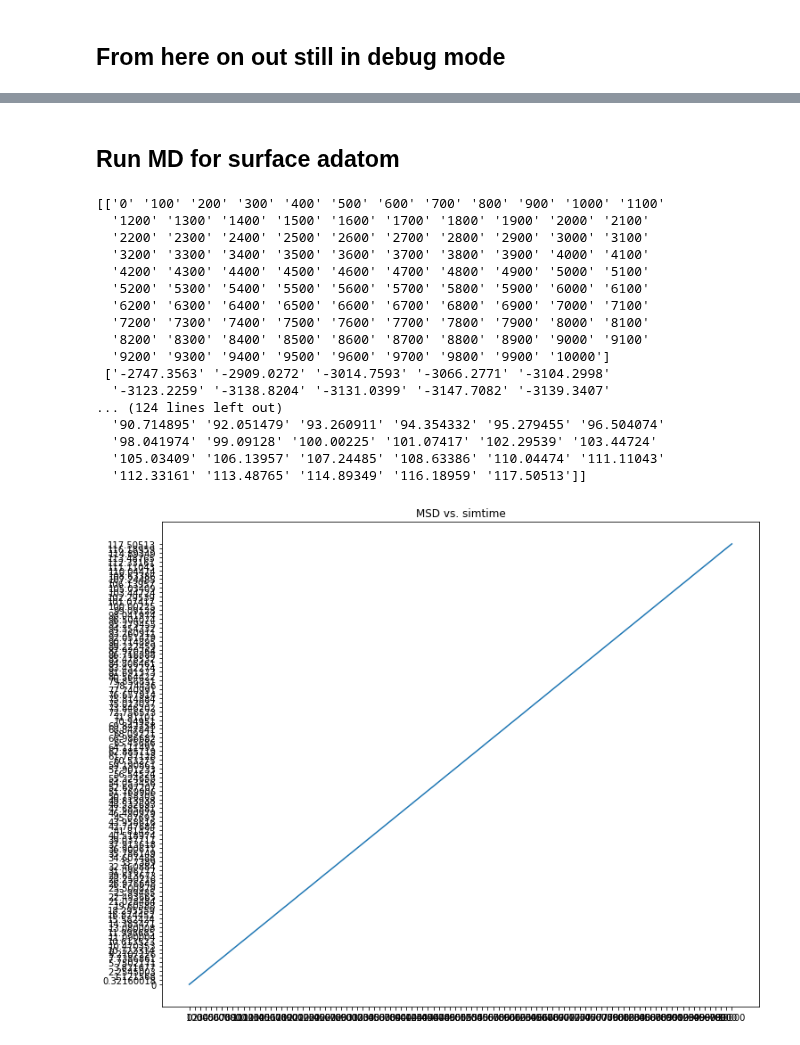
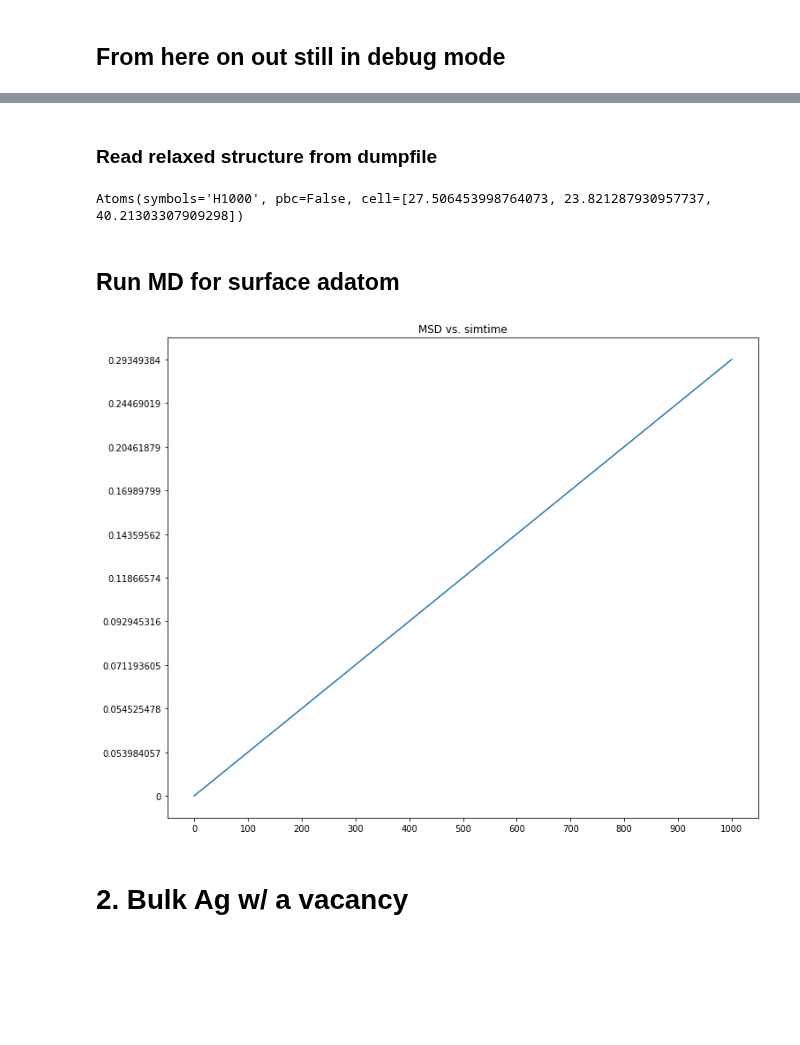
Before and after one commit to simonbatzner/electron-density, a Jupyter notebook: EAM/Diffusion_EAM.ipynb, the cells around one changed output, grey strips where cells are left out. Cells and saved outputs as stored; diff of their text form; code cells hidden in the pictures; blank space fills up the shorter version.

Commit message:
updated relax and dump write/read

```diff
--- a/EAM/Diffusion_EAM.ipynb
+++ b/EAM/Diffusion_EAM.ipynb
@@ -263,7 +367,7 @@ def converge_slab(el, alat):
 
     return
 # %%
-def compute_dynamics(struc_type, el, alat, timestep, nsteps, temperature, width, depth, vacuum):
+def compute_dynamics(struc_type, el, alat, timestep, nsteps, temperature, width, depth, vacuum, struc):
     """
     Make an input template and select potential and structure, and input parameters.
     Return a pair of output file and RDF file written to the runpath directory.
@@ -273,10 +377,9 @@ def compute_dynamics(struc_type, el, alat, timestep, nsteps, temperature, width,
     runpath = Dir(path=workdir)
 
     if struc_type=='slab':
-        struc, n_atoms = make_slab(el=el, alat=alat, width=width, depth=depth, vacuum=vacuum)
+        struc, n_atoms = make_slab_with_adatom(el=el, alat=alat, width=width, depth=depth, vacuum=vacuum)
     elif struc_type=='bulk_vacancy':
-        print("Bulk vacancy")
-        struc, n_atoms = make_bulk_w_vacancy(el=el, alat=alat, size=3, lattice='fcc')
+        struc, n_atoms = struc, struc.n_atoms
 
     inparam = {
         'TEMPERATURE': temperature,
@@ -296,12 +399,12 @@ def compute_dynamics(struc_type, el, alat, timestep, nsteps, temperature, width,
 
     return output, rdfs
 # %%
-def md_run(el, alat, nsteps, temperature, width, depth, vacuum, struc_type):
+def md_run(el, alat, nsteps, temperature, width, depth, vacuum, struc_type, struc = None):
     """ Run MD, plot results """
 
     # run md
     output, rdfs = compute_dynamics(struc_type=struc_type, el=el, alat=alat, timestep=0.001, nsteps=nsteps,
-                                    temperature=temperature, width=width, depth=depth, vacuum=vacuum)
+                                    temperature=temperature, width=width, depth=depth, vacuum=vacuum, struc=struc)
 
     # collect results
     [simtime, pe, ke, energy, temp, press, dens, msd] = output
@@ -330,7 +433,7 @@ potential = ClassicalPotential(path=potpath, ptype='eam', element=[el])
 ## Build Bulk and relax to find equilibrium lattice parameter
 # %%
 # create bulk cell
-cell = crystal('Pd', [(0, 0, 0)], spacegroup=225, cellpar=[alat_start, alat_start, alat_start, 90, 90, 90])
+cell = crystal(el, [(0, 0, 0)], spacegroup=225, cellpar=[alat_start, alat_start, alat_start, 90, 90, 90])
 
 # make supercell
 n_atoms = cell.get_number_of_atoms()
@@ -342,11 +445,11 @@ write(file_prefix + '.cif', cell, format='cif')
 
 # run
 output_file = lammps_run(struc=structure, runpath=runpath, potential=potential, intemplate=input_template_relax, inparam={})
-energy, lattice = get_lammps_energy(outfile=output_file)
+energy, alat_relax = get_lammps_energy(outfile=output_file)
 
 print(n_atoms)
 print("Relaxed bulk energy/atom: {}".format(energy/n_atoms))
-print("Relaxed lattice parameter: {0:.10f}".format(lattice))
+print("Relaxed lattice parameter: {0:.10f}".format(alat_relax))
 # %% [output]
 4
 Relaxed bulk energy/atom: -3.910000000150325
@@ -459,0 +526,2 @@ Relaxed lattice parameter: 27.5064539988
+# %% [markdown]
+### Read relaxed structure from dumpfile
@@ -460,33 +536,29 @@ Relaxed lattice parameter: 27.5064539988
+# %%
+slab = parse_structure_dump_wr(runpath = Dir(path=workdir), dumpfilename = 'fix2l_.out')
+# %% [output]
+Atoms(symbols='H1000', pbc=False, cell=[27.506453998764073, 23.821287930957737, 40.21303307909298])
 # %% [markdown]
 ## Run MD for surface adatom
 # %%
-# add adatom - supported special adsorption sites for fcc111: 'ontop', 'bridge', 'fcc' and 'hcp'
-add_adsorbate(slab, el, 1.5, 'ontop')
+# add adatom
+x_min = np.amin(slab.positions[:, 0])
+x_max = np.amax(slab.positions[:, 0])
+
+y_min = np.amin(slab.positions[:, 1])
+y_max = np.amax(slab.positions[:, 1])
+
+ads_pos = (x_min + 0.5 * (x_max - x_min), y_min + 0.5 * (y_max - y_min))
+add_adsorbate(slab, el, 1.5, ads_pos)
 
 # center along z-axis
 slab.center(vacuum=vacuum, axis=2)
 
 # MD params
-nsteps = 10000
+nsteps = 1000
 temperature = 900
 # %%
-md_run(el, alat, nsteps, temperature, width, depth, vacuum, struc_type='slab')
+md_run(el, alat_relax, nsteps, temperature, width, depth, vacuum, struc_type='slab')
 # %% [output]
-[['0' '100' '200' '300' '400' '500' '600' '700' '800' '900' '1000' '1100'
-  '1200' '1300' '1400' '1500' '1600' '1700' '1800' '1900' '2000' '2100'
-  '2200' '2300' '2400' '2500' '2600' '2700' '2800' '2900' '3000' '3100'
-  '3200' '3300' '3400' '3500' '3600' '3700' '3800' '3900' '4000' '4100'
-  '4200' '4300' '4400' '4500' '4600' '4700' '4800' '4900' '5000' '5100'
-  '5200' '5300' '5400' '5500' '5600' '5700' '5800' '5900' '6000' '6100'
-  '6200' '6300' '6400' '6500' '6600' '6700' '6800' '6900' '7000' '7100'
-  '7200' '7300' '7400' '7500' '7600' '7700' '7800' '7900' '8000' '8100'
-  '8200' '8300' '8400' '8500' '8600' '8700' '8800' '8900' '9000' '9100'
-  '9200' '9300' '9400' '9500' '9600' '9700' '9800' '9900' '10000']
- ['-2747.3563' '-2909.0272' '-3014.7593' '-3066.2771' '-3104.2998'
-  '-3123.2259' '-3138.8204' '-3131.0399' '-3147.7082' '-3139.3407'
-... (124 lines left out)
-  '90.714895' '92.051479' '93.260911' '94.354332' '95.279455' '96.504074'
-  '98.041974' '99.09128' '100.00225' '101.07417' '102.29539' '103.44724'
-  '105.03409' '106.13957' '107.24485' '108.63386' '110.04474' '111.11043'
-  '112.33161' '113.48765' '114.89349' '116.18959' '117.50513']]
-[figure, old version]
+[figure, new version]
+# %% [markdown]
+# 2. Bulk Ag w/ a vacancy
```
Also changed, not shown: parts of 28 cells of this notebook, 4 other files.
